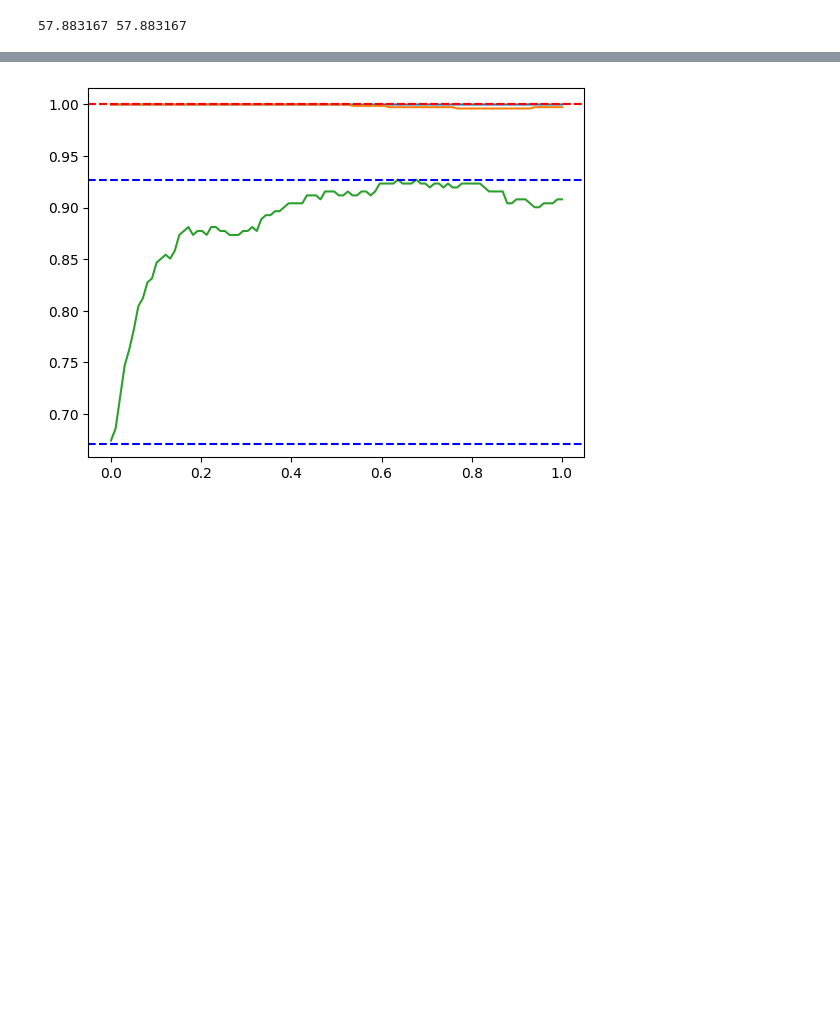
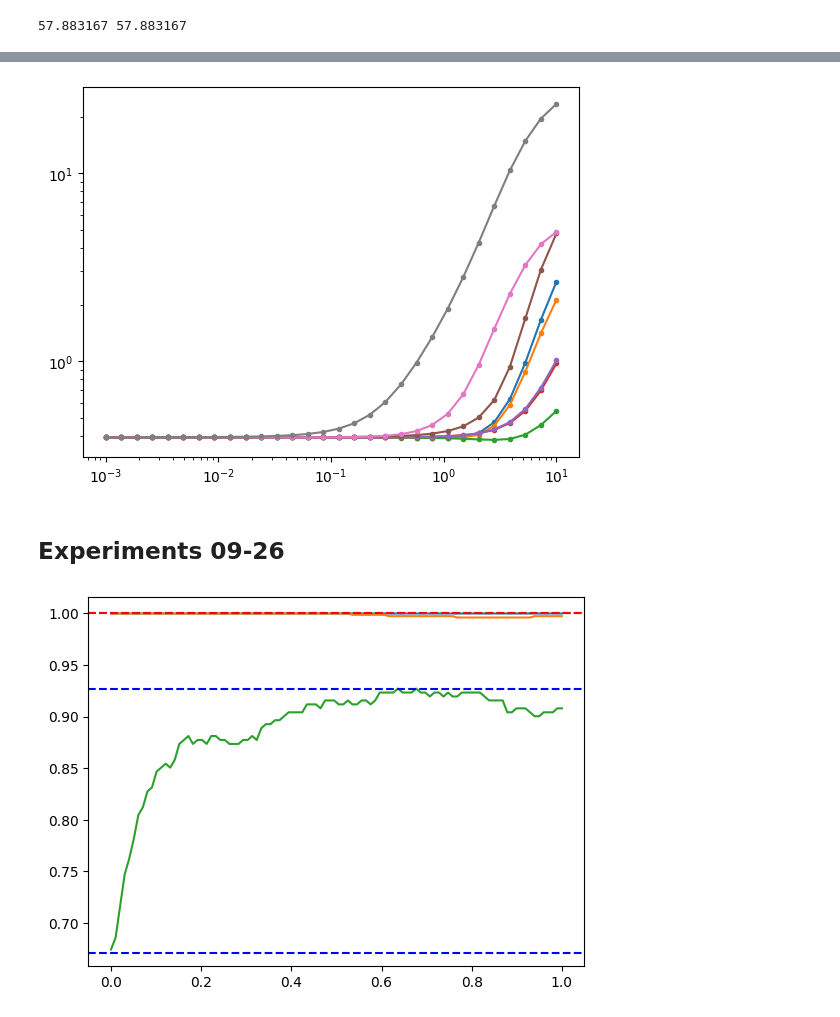
Before and after one commit to EleutherAI/basin-volume, a Jupyter notebook: mp_typical.ipynb, the cells around one changed output, grey strips where cells are left out. Cells and saved outputs as stored; diff of their text form; code cells hidden in the pictures; blank space fills up the shorter version.

```diff
--- a/mp_typical.ipynb
+++ b/mp_typical.ipynb
@@ -162,3 +360,27 @@ params_randinit = Params(params_randinit_rav, params_spher.unravel)
+# %%
+mults = 10**jnp.linspace(-3, 1, 30)
+
+
+
+for i in [0, 10, 100, 1000, -1000, -100, -10, -1]:
+    untrain_losses = []
+    train_losses = []
+    for mult in mults:
+        untrain_losses.append(untrain_loss_fn(params_final_rav + mult * evecs[:, i]))
+        train_losses.append(train_loss_fn(params_final_rav + mult * evecs[:, i]))
+
+    untrain_losses = jnp.array(untrain_losses)
+    train_losses = jnp.array(train_losses)
+
+    plt.plot(mults, -untrain_losses, '.-', label='untrain')
+    #plt.plot(mults, train_losses, '.-', label='train')
+plt.xscale('log')
+plt.yscale('log')
+plt.show()
+# %% [output]
+[figure, added]
+# %% [markdown]
+## Experiments 09-26
 # %%
 train_init, test_init = final_metrics(params_randinit)
 train_spher, test_spher = final_metrics(params_spher)
```
Also changed, not shown: parts of 29 cells of this notebook, 1 other file.
